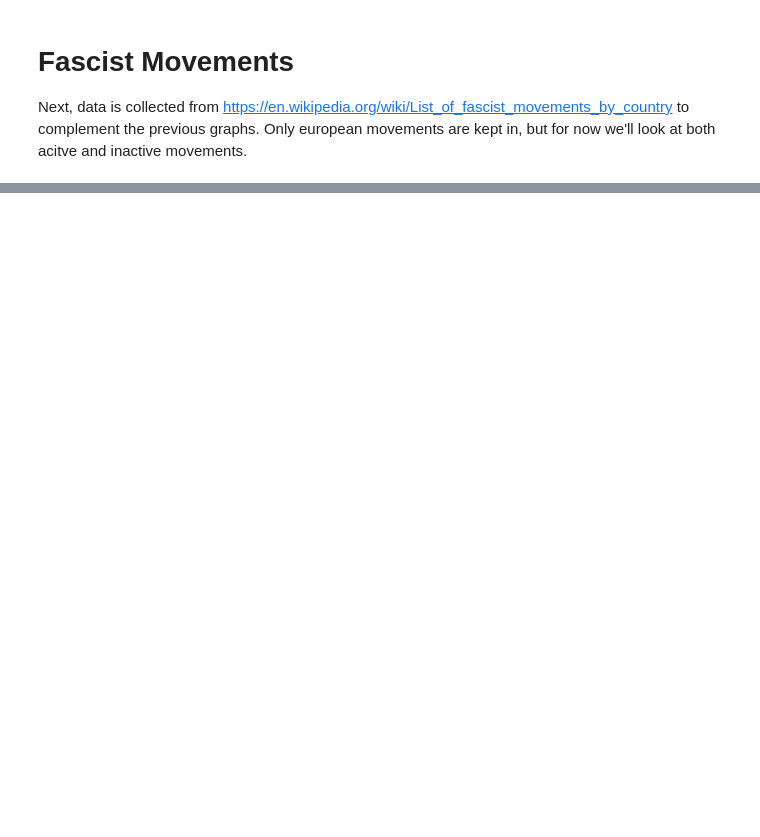
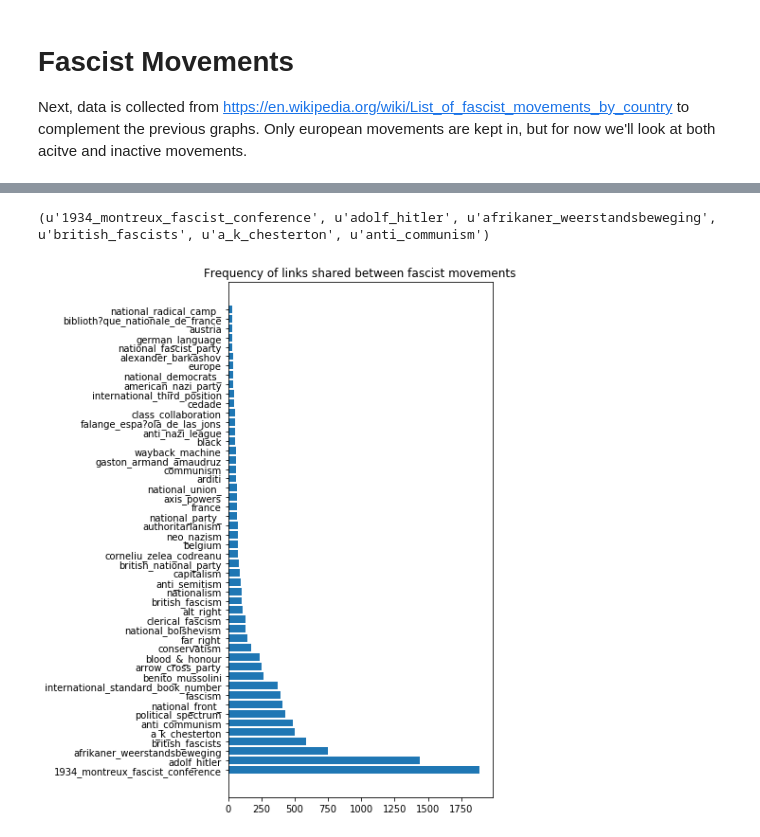
Before and after one commit to wissebarkhof/european_nationalism, a Jupyter notebook: Data Collection.ipynb, the cells around one changed output, grey strips where cells are left out. Drawn from its saved outputs; the diff is of its cells as text; code cells hidden in the pictures; blank space fills up the shorter version.

```diff
--- a/Data Collection.ipynb
+++ b/Data Collection.ipynb
@@ -413,0 +380,26 @@ print movements[0]
+# %%
+# graphs
+fascist_first = nx.Graph()
+fascist_biparte = nx.Graph()
+
+for mov in movements:
+    mov['title'] = clean_name(mov['Name of movement'].encode('utf-8'))
+    # add nodes to both graphs
+    fascist_first.add_node(mov['title'], **dict(mov))
+    fascist_biparte.add_node(mov['title'], **dict(mov))
+
+
+for i, mov in enumerate(movements):
+    links = mov['links']
+    for link in links:
+        clean_link = clean_name(link)
+        # add an edge if a page of one party mentions another to 'first'
+        if fascist_first.has_node(clean_link):
+            fascist_first.add_edge(clean_link, mov['title'])
+        for j, mov2 in enumerate(movements):
+            # add an edge if two party's pages have a link in commonn to 'second'
+            if i != j:
+                links2 = mov2['links']
+                for link2 in links2:
+                    if link == link2 and not fascist_biparte.has_edge(mov2['title'], mov['title']):
+                        fascist_biparte.add_edge(mov2['title'], mov['title'], link=clean_link)
@@ -413,0 +449,17 @@ print movements[0]
+# %%
+links  = sorted(nx.get_edge_attributes(fascist_biparte, 'link').values())
+links = [link.decode('utf-8') for link in links]
+link_counts = Counter(links)
+
+
+lnk, cnt = zip(*link_counts.most_common(50))
+print lnk[0:6]
+fig = plt.figure(figsize=(5, 10))
+
+plt.barh(range(len(lnk)),cnt)
+plt.yticks(range(len(lnk)),lnk)
+plt.title('Frequency of links shared between fascist movements')
+plt.show()
+# %% [output]
+(u'1934_montreux_fascist_conference', u'adolf_hitler', u'afrikaner_weerstandsbeweging', u'british_fascists', u'a_k_chesterton', u'anti_communism')
+[figure, added]
```
Also changed, not shown: parts of 21 cells of this notebook.
